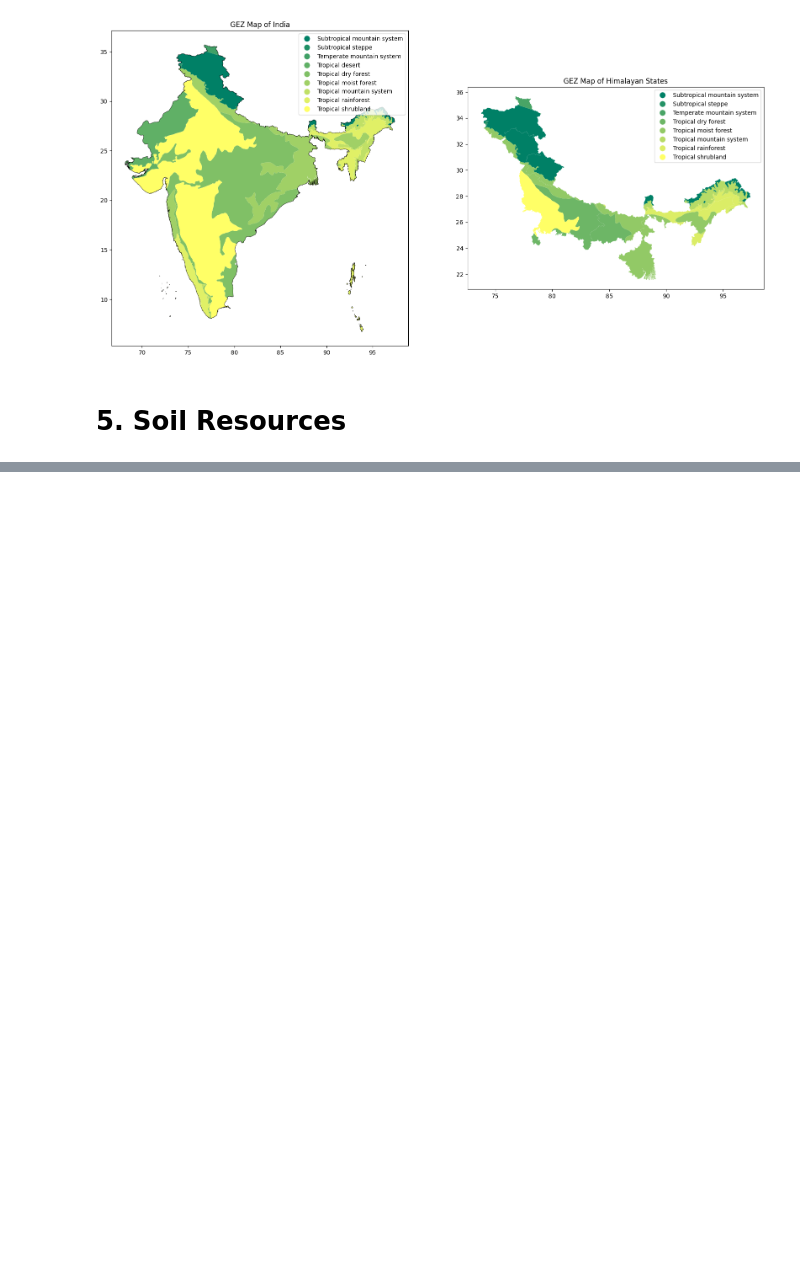
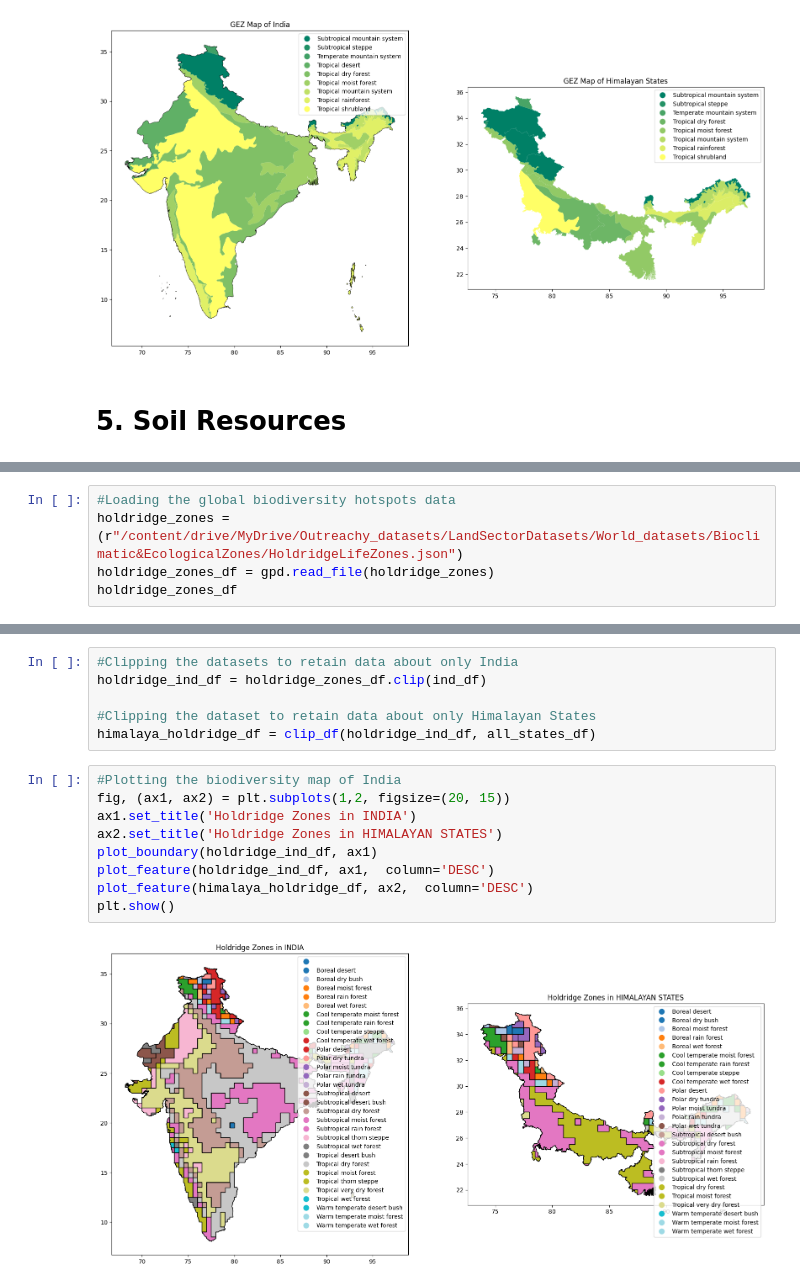
Before and after one commit to gothwalritu/Outreachy_Ritu_Gothwal_2023, a Jupyter notebook: Task_1_contribution_phase.ipynb, the cells around one changed output, grey strips where cells are left out. Drawn from its saved outputs; the diff is of its cells as text; blank space fills up the shorter version.

```diff
--- a/Task_1_contribution_phase.ipynb
+++ b/Task_1_contribution_phase.ipynb
@@ -395,0 +493,5 @@ plt.show()
+# %%
+#Loading the global biodiversity hotspots data
+holdridge_zones = (r"/content/drive/MyDrive/Outreachy_datasets/LandSectorDatasets/World_datasets/Bioclimatic&EcologicalZones/HoldridgeLifeZones.json")
+holdridge_zones_df = gpd.read_file(holdridge_zones)
+holdridge_zones_df
@@ -395,0 +512,17 @@ plt.show()
+# %%
+#Clipping the datasets to retain data about only India
+holdridge_ind_df = holdridge_zones_df.clip(ind_df)
+
+#Clipping the dataset to retain data about only Himalayan States
+himalaya_holdridge_df = clip_df(holdridge_ind_df, all_states_df)
+# %%
+#Plotting the biodiversity map of India
+fig, (ax1, ax2) = plt.subplots(1,2, figsize=(20, 15))
+ax1.set_title('Holdridge Zones in INDIA')
+ax2.set_title('Holdridge Zones in HIMALAYAN STATES')
+plot_boundary(holdridge_ind_df, ax1)
+plot_feature(holdridge_ind_df, ax1,  column='DESC')
+plot_feature(himalaya_holdridge_df, ax2,  column='DESC')
+plt.show()
+# %% [output]
+[figure, added]
```
Also changed, not shown: parts of 24 cells of this notebook.
